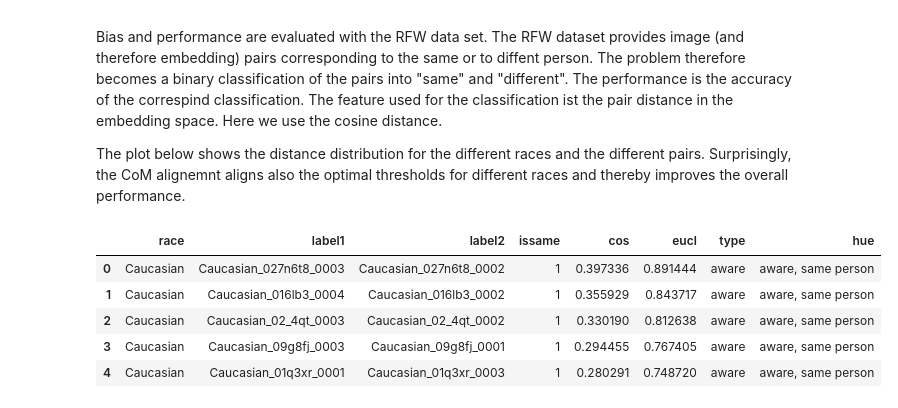
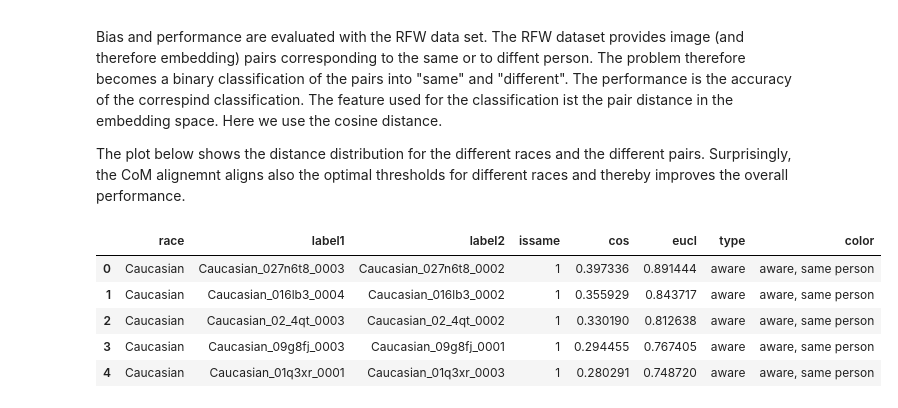
Before and after one commit to samuelwehrli/Face-Recognition-Bias, a Jupyter notebook: Paper section outline.ipynb, the cells around one changed output. Drawn from its saved outputs; the diff is of its cells as text; code cells hidden in the pictures.

```diff
--- a/Paper section outline.ipynb
+++ b/Paper section outline.ipynb
@@ -186,13 +206,13 @@ The plot below shows the distance distribution for the different races and the d
 # %%
 img_labels = hlp.H5Reader('senet50_128').read_pair_labels()
 frm = hlp.RFWDistances()
 dist_df = pd.concat([
     frm.get_distance_df(X,img_labels).dropna().assign(type='aware'),
     frm.get_distance_df(Xb,img_labels).dropna().assign(type='blinded')],0)
-dist_df['hue'] = dist_df.type + ', ' + dist_df.issame.apply(lambda val: {0:'different person', 1:'same person'}[val])
+dist_df['color'] = dist_df.type + ', ' + dist_df.issame.apply(lambda val: {0:'different person', 1:'same person'}[val])
 dist_df.head()
 # %% [output]
-|  | race | label1 | label2 | issame | cos | eucl | type | hue |
+|  | race | label1 | label2 | issame | cos | eucl | type | color |
 | 0 | Caucasian | Caucasian_027n6t8_0003 | Caucasian_027n6t8_0002 | 1 | 0.397336 | 0.891444 | aware | aware, same person |
 | 1 | Caucasian | Caucasian_016lb3_0004 | Caucasian_016lb3_0002 | 1 | 0.355929 | 0.843717 | aware | aware, same person |
 | 2 | Caucasian | Caucasian_02_4qt_0003 | Caucasian_02_4qt_0002 | 1 | 0.330190 | 0.812638 | aware | aware, same person |
```
Also changed, not shown: parts of 14 cells of this notebook, 12 other files.
